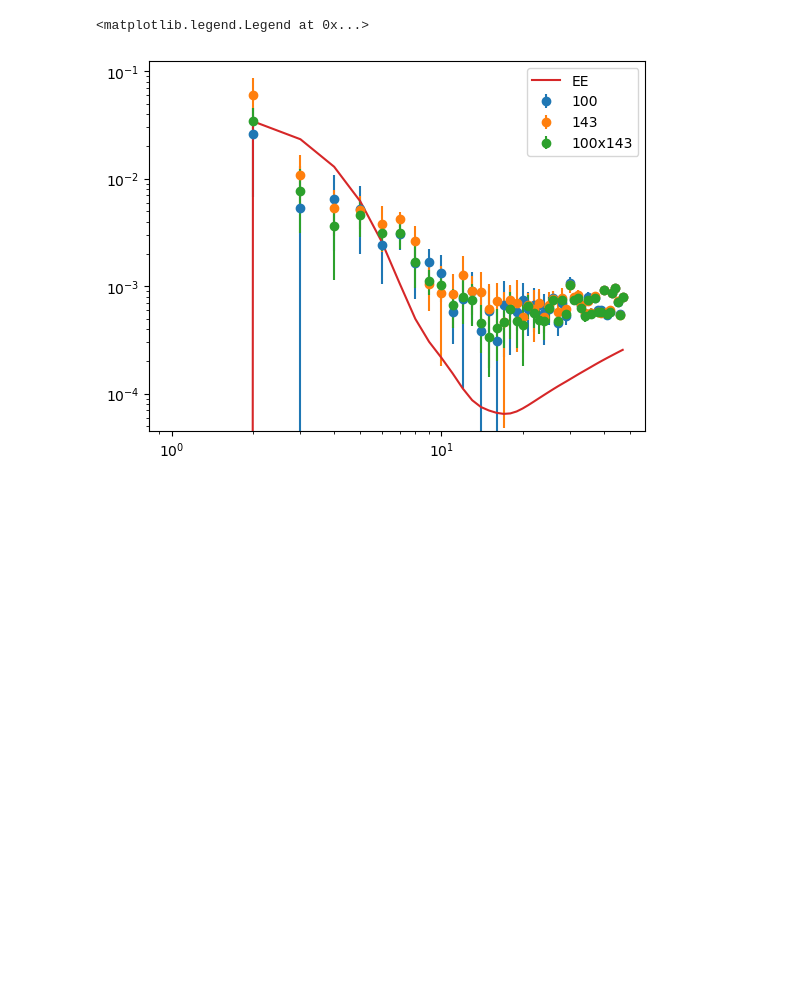
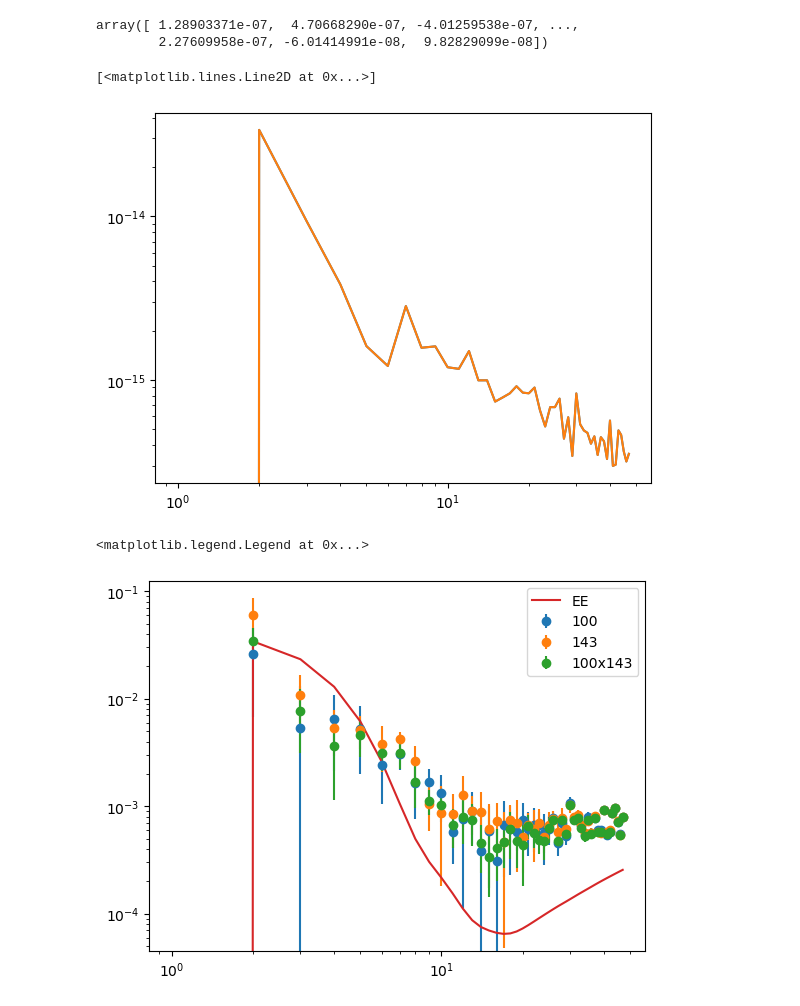
Before and after one commit to antolonappan/taunet, a Jupyter notebook: Notebooks/template.ipynb, the cells around one changed output. Drawn from its saved outputs; the diff is of its cells as text; code cells hidden in the pictures; blank space fills up the shorter version.

```diff
--- a/Notebooks/template.ipynb
+++ b/Notebooks/template.ipynb
@@ -23,3 +26,25 @@ spectra = CMBspectra(tau=tau)
+# %%
+mask = ncm.polmask()
+# %%
+Q1 = hp.ma(Q)
+U1 = hp.ma(U)
+Q1.mask = 1-mask
+U1.mask = 1-mask
+# %%
+Q1.filled()
+# %% [output]
+array([ 1.28903371e-07,  4.70668290e-07, -4.01259538e-07, ...,
+        2.27609958e-07, -6.01414991e-08,  9.82829099e-08])
+# %%
+e1,b1 = hp.map2alm_spin([Q1.filled(),U1.filled()],2)
+# %%
+e,b = hp.map2alm_spin([Q,U],2,)
+# %%
+plt.loglog(hp.alm2cl(e),label='E')
+plt.loglog(hp.alm2cl(e1),label='E1')
+# %% [output]
+[<matplotlib.lines.Line2D at 0x...>]
+[figure, added]
 # %%
 def get_cl(f,nsim,f1=None):
     cl = []
```
Also changed, not shown: parts of 2 cells of this notebook, 3 other files.
